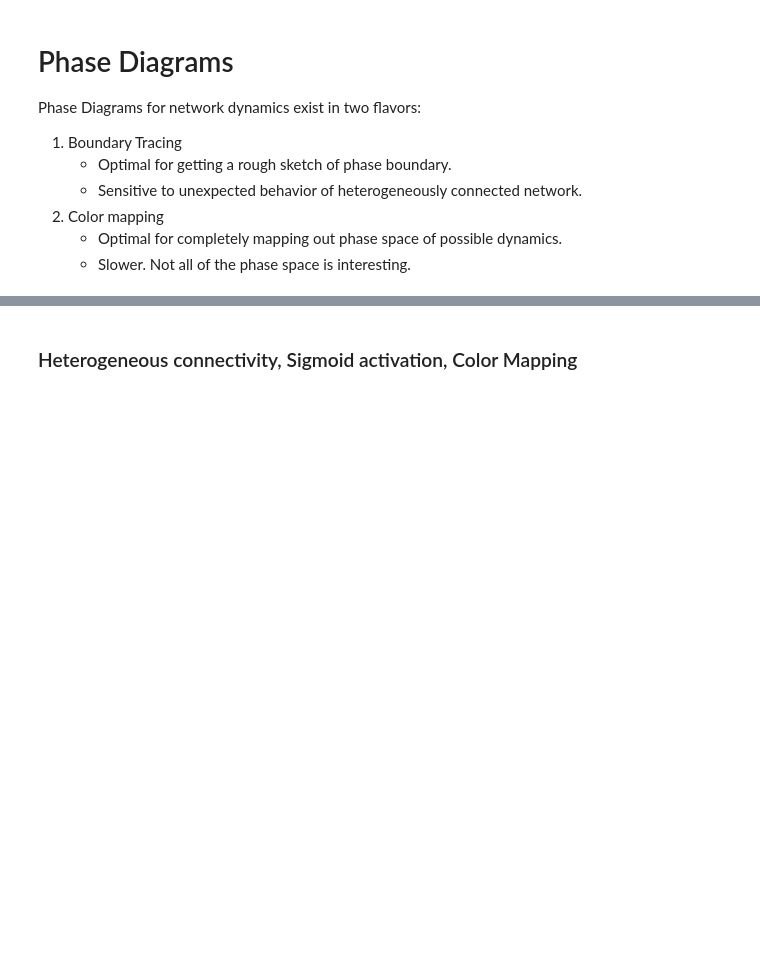
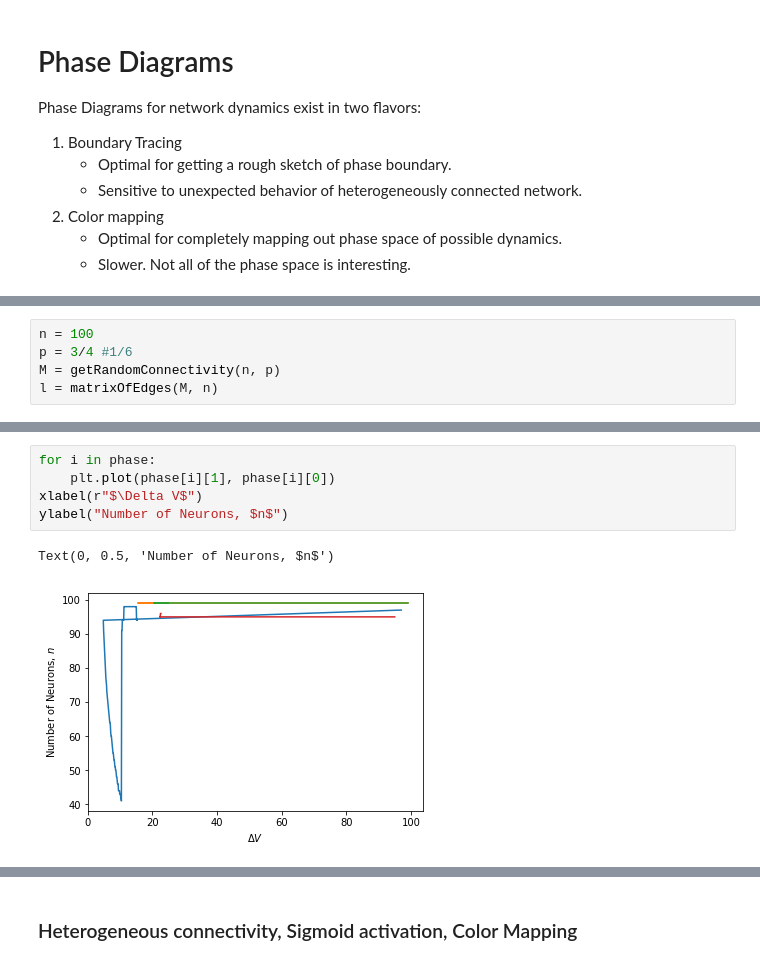
Before and after one commit to mbibireata/Networks, a Jupyter notebook: Rhythmogenesis.ipynb, the cells around one changed output, grey strips where cells are left out. Saved outputs shown, nothing was run; the diff lists cells and outputs as text; blank space fills up the shorter version.

```diff
--- a/Rhythmogenesis.ipynb
+++ b/Rhythmogenesis.ipynb
@@ -1088,0 +1189,5 @@ Phase Diagrams for network dynamics exist in two flavors:
+# %%
+n = 100
+p = 3/4 #1/6
+M = getRandomConnectivity(n, p)
+l = matrixOfEdges(M, n)
@@ -1088,0 +1270,8 @@ Phase Diagrams for network dynamics exist in two flavors:
+# %%
+for i in phase:
+    plt.plot(phase[i][1], phase[i][0])
+xlabel(r"$\Delta V$")
+ylabel("Number of Neurons, $n$")
+# %% [output]
+Text(0, 0.5, 'Number of Neurons, $n$')
+[figure, added]
```
Also changed, not shown: parts of 5 cells of this notebook, 1 other file.
